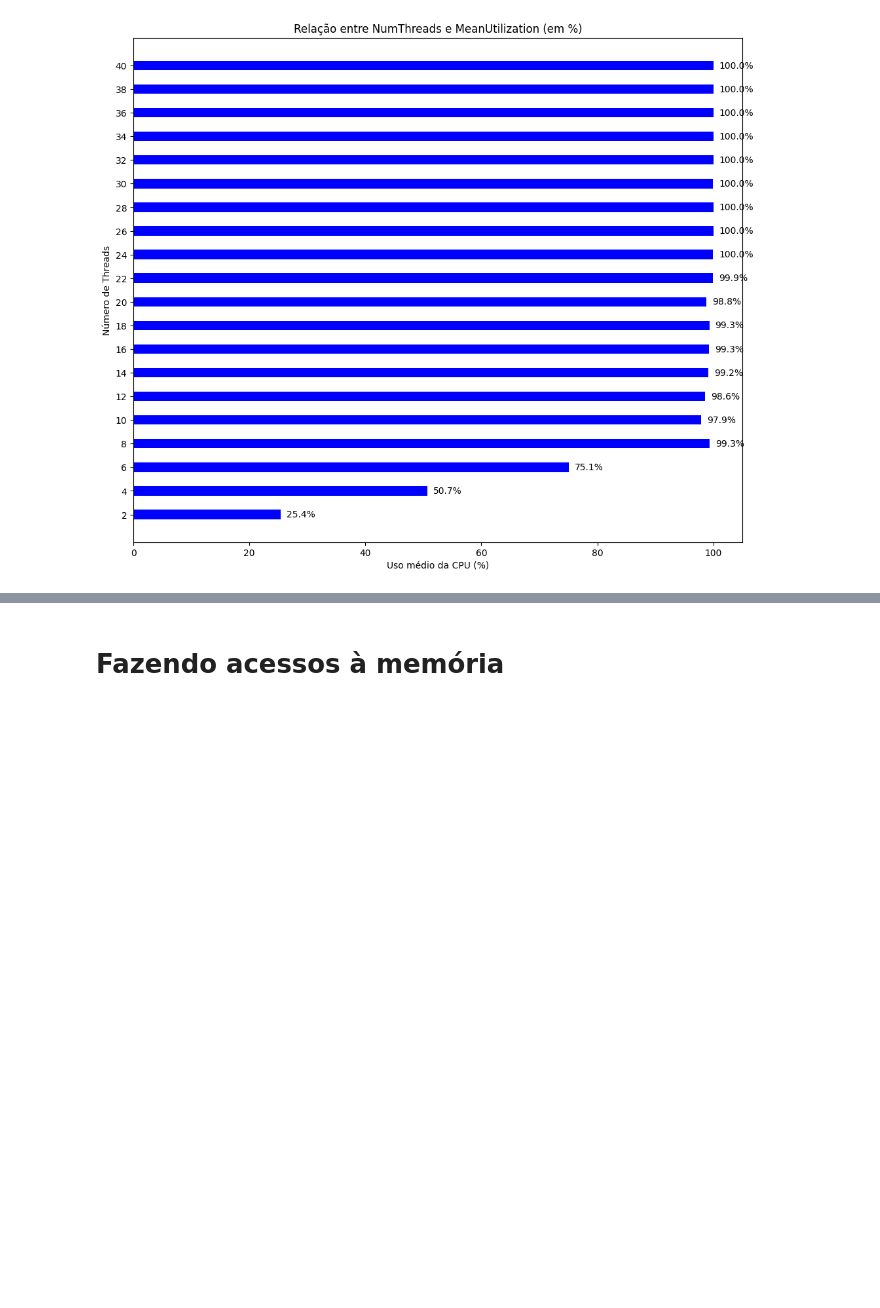
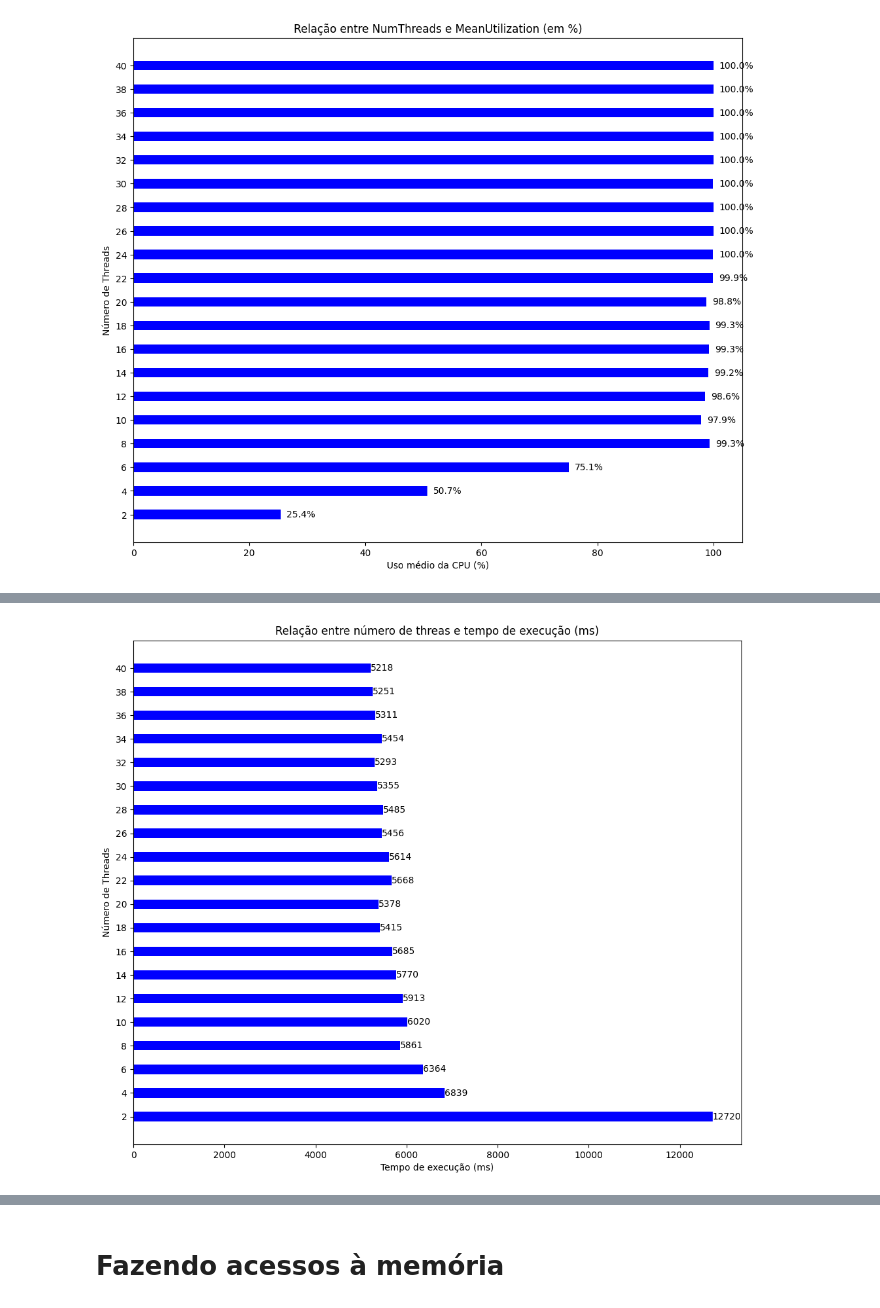
Before and after one commit to BrunSouza/Analise-desempenho-de-sistemas, a Jupyter notebook: analise.ipynb, the cells around one changed output, grey strips where cells are left out. Drawn from its saved outputs; the diff is of its cells as text; code cells hidden in the pictures; blank space fills up the shorter version.

Commit message:
Questão 1 primos resolvida

```diff
--- a/analise.ipynb
+++ b/analise.ipynb
@@ -72,0 +98,23 @@ plt.show()
+# %%
+plt.figure(figsize=(12, 10))
+bars = plt.barh(df_primos["NumThreads"], df_primos["ElapsedTime"], color='b')
+
+# Adicionando os valores nas barras
+for bar in bars:
+    plt.text(
+        bar.get_width() + 1,  # Posição horizontal (após a barra)
+        bar.get_y() + bar.get_height() / 2,  # Centralizado verticalmente
+        f'{bar.get_width()}',  # Valor formatado como porcentagem
+        va='center'
+    )
+
+# Espaçamento entre as barras
+num_threads = df_primos["NumThreads"]
+plt.yticks(ticks=range(min(num_threads), max(num_threads) + 1, 2))
+
+plt.title("Relação entre número de threas e tempo de execução (ms)")
+plt.xlabel("Tempo de execução (ms)")
+plt.ylabel("Número de Threads")
+plt.show()
+# %% [output]
+[figure, added]
```
Also changed, not shown: parts of 5 cells of this notebook.
